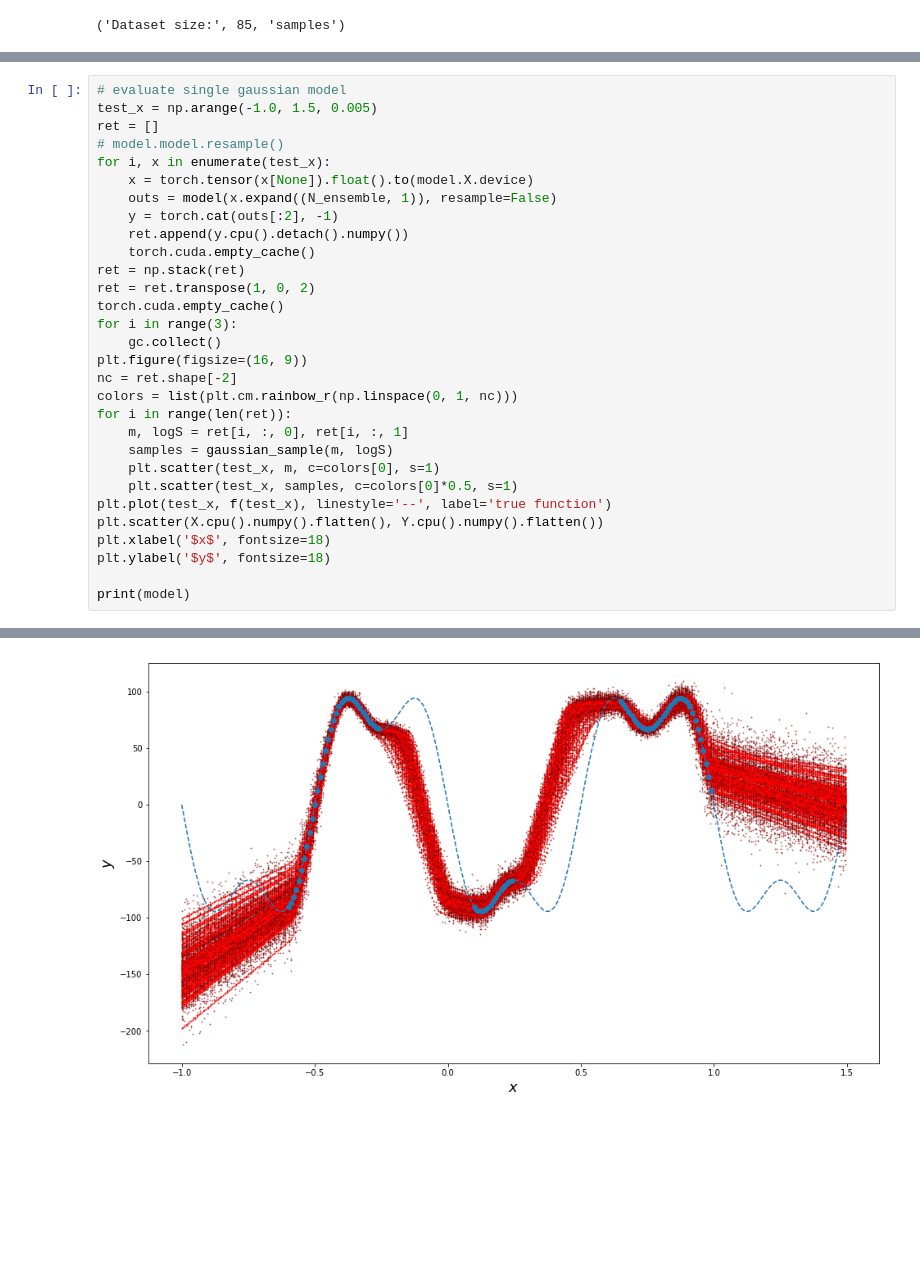
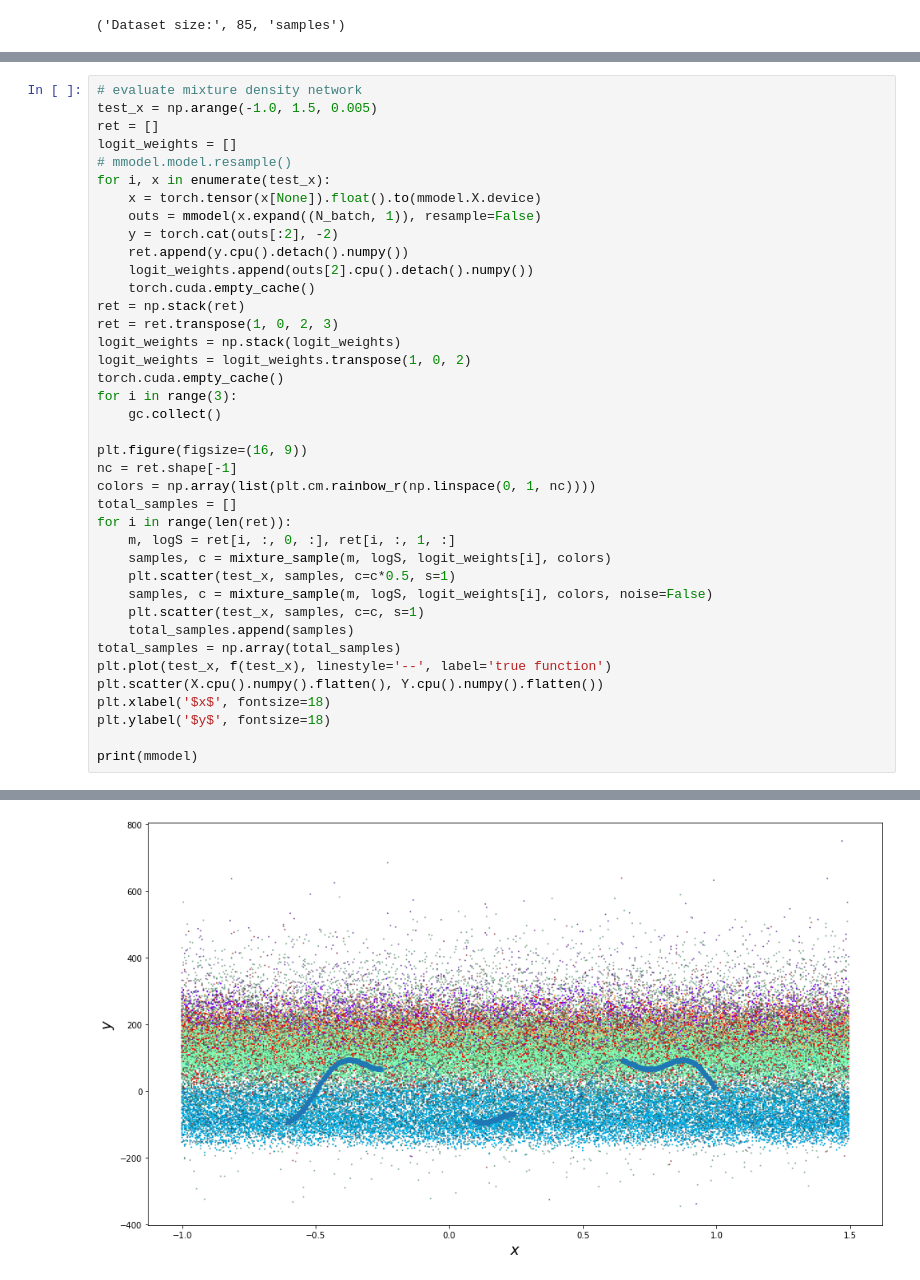
Before and after one commit to mcgillmrl/prob_mbrl, a Jupyter notebook: notebooks/BNN_regression_example.ipynb, the cells around one changed output, grey strips where cells are left out. Drawn from its saved outputs; the diff is of its cells as text; blank space fills up the shorter version.

```diff
--- a/notebooks/BNN_regression_example.ipynb
+++ b/notebooks/BNN_regression_example.ipynb
@@ -108,33 +283,42 @@ utils.train_regressor(
 # %%
-# evaluate single gaussian model
+# evaluate mixture density network
 test_x = np.arange(-1.0, 1.5, 0.005)
 ret = []
-# model.model.resample()
+logit_weights = []
+# mmodel.model.resample()
 for i, x in enumerate(test_x):
-    x = torch.tensor(x[None]).float().to(model.X.device)
-    outs = model(x.expand((N_ensemble, 1)), resample=False)
-    y = torch.cat(outs[:2], -1)
+    x = torch.tensor(x[None]).float().to(mmodel.X.device)
+    outs = mmodel(x.expand((N_batch, 1)), resample=False)
+    y = torch.cat(outs[:2], -2)
     ret.append(y.cpu().detach().numpy())
+    logit_weights.append(outs[2].cpu().detach().numpy())
     torch.cuda.empty_cache()
 ret = np.stack(ret)
-ret = ret.transpose(1, 0, 2)
+ret = ret.transpose(1, 0, 2, 3)
+logit_weights = np.stack(logit_weights)
+logit_weights = logit_weights.transpose(1, 0, 2)
 torch.cuda.empty_cache()
 for i in range(3):
     gc.collect()
+
 plt.figure(figsize=(16, 9))
-nc = ret.shape[-2]
-colors = list(plt.cm.rainbow_r(np.linspace(0, 1, nc)))
+nc = ret.shape[-1]
+colors = np.array(list(plt.cm.rainbow_r(np.linspace(0, 1, nc))))
+total_samples = []
 for i in range(len(ret)):
-    m, logS = ret[i, :, 0], ret[i, :, 1]
-    samples = gaussian_sample(m, logS)
-    plt.scatter(test_x, m, c=colors[0], s=1)
-    plt.scatter(test_x, samples, c=colors[0]*0.5, s=1)
+    m, logS = ret[i, :, 0, :], ret[i, :, 1, :]
+    samples, c = mixture_sample(m, logS, logit_weights[i], colors)
+    plt.scatter(test_x, samples, c=c*0.5, s=1)
+    samples, c = mixture_sample(m, logS, logit_weights[i], colors, noise=False)
+    plt.scatter(test_x, samples, c=c, s=1)
+    total_samples.append(samples)
+total_samples = np.array(total_samples)
 plt.plot(test_x, f(test_x), linestyle='--', label='true function')
 plt.scatter(X.cpu().numpy().flatten(), Y.cpu().numpy().flatten())
 plt.xlabel('$x$', fontsize=18)
 plt.ylabel('$y$', fontsize=18)
 
-print(model)
+print(mmodel)
 # %% [output]
 Regressor(
   (model): BSequential(
@@ -156,2 +339,2 @@ Regressor(
 )
-[figure, old version]
+[figure, new version]
```
Also changed, not shown: parts of 13 cells of this notebook, 7 other files.
